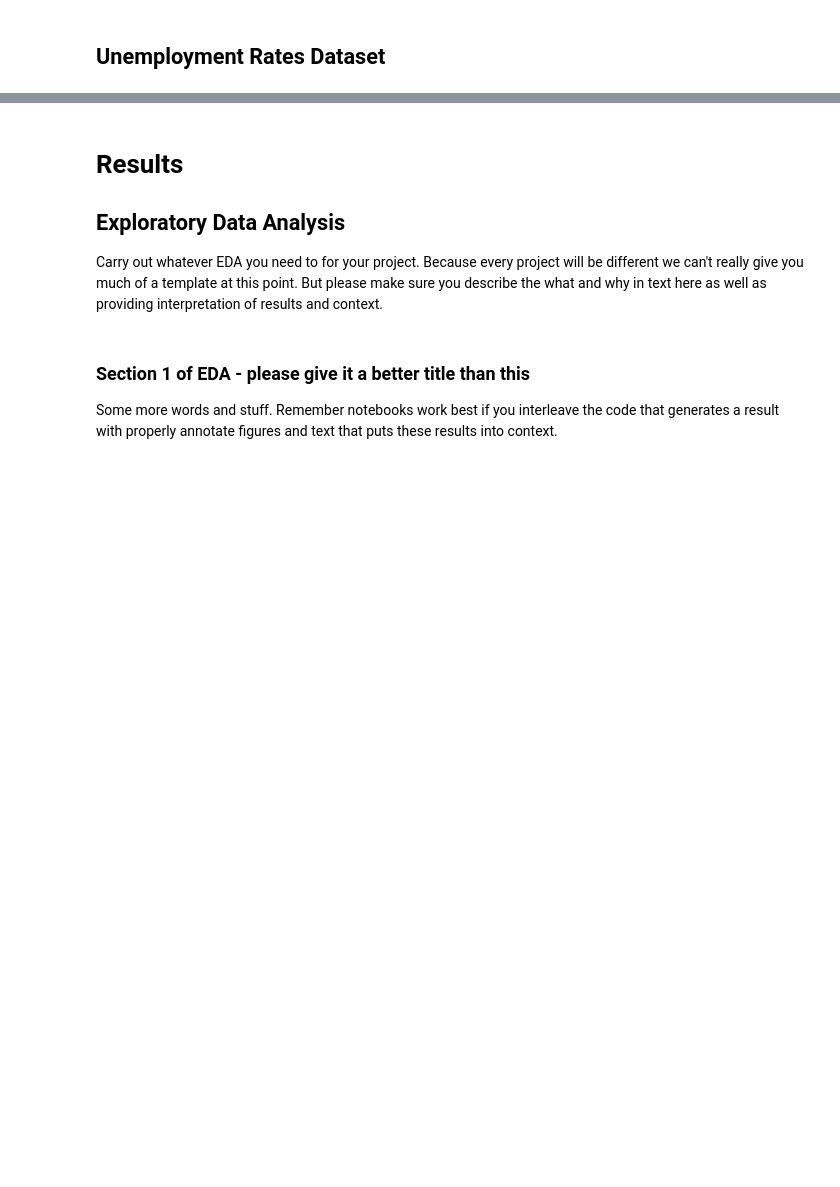
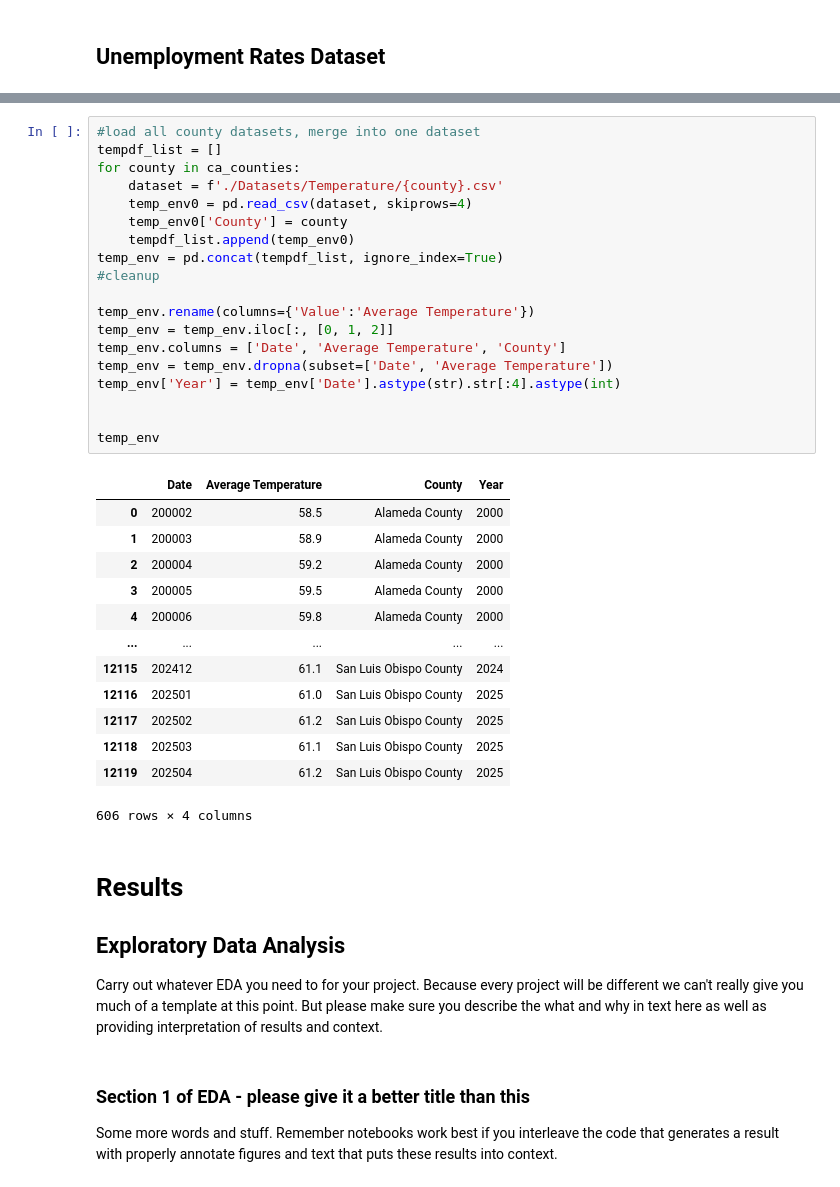
Before and after one commit to richardlaoo/Group131_DS_Analysis, a Jupyter notebook: EDACheckpoint_Group131_SP25.ipynb, the cells around one changed output, grey strips where cells are left out. Cells and saved outputs as stored; diff of their text form; blank space fills up the shorter version.

Commit message:
added temp dataset to eda

```diff
--- a/EDACheckpoint_Group131_SP25.ipynb
+++ b/EDACheckpoint_Group131_SP25.ipynb
@@ -283,3 +453,36 @@ unemploymentrate.head()
+# %%
+#load all county datasets, merge into one dataset
+tempdf_list = []
+for county in ca_counties:
+    dataset = f'./Datasets/Temperature/{county}.csv'
+    temp_env0 = pd.read_csv(dataset, skiprows=4)
+    temp_env0['County'] = county
+    tempdf_list.append(temp_env0)
+temp_env = pd.concat(tempdf_list, ignore_index=True)
+#cleanup
+
+temp_env.rename(columns={'Value':'Average Temperature'})
+temp_env = temp_env.iloc[:, [0, 1, 2]]
+temp_env.columns = ['Date', 'Average Temperature', 'County']
+temp_env = temp_env.dropna(subset=['Date', 'Average Temperature'])
+temp_env['Year'] = temp_env['Date'].astype(str).str[:4].astype(int)
+
+
+temp_env
+# %% [output]
+|  | Date | Average Temperature | County | Year |
+| 0 | 200002 | 58.5 | Alameda County | 2000 |
+| 1 | 200003 | 58.9 | Alameda County | 2000 |
+| 2 | 200004 | 59.2 | Alameda County | 2000 |
+| 3 | 200005 | 59.5 | Alameda County | 2000 |
+| 4 | 200006 | 59.8 | Alameda County | 2000 |
+| ... | ... | ... | ... | ... |
+| 12115 | 202412 | 61.1 | San Luis Obispo County | 2024 |
+| 12116 | 202501 | 61.0 | San Luis Obispo County | 2025 |
+| 12117 | 202502 | 61.2 | San Luis Obispo County | 2025 |
+| 12118 | 202503 | 61.1 | San Luis Obispo County | 2025 |
+| 12119 | 202504 | 61.2 | San Luis Obispo County | 2025 |
+606 rows × 4 columns
 # %% [markdown]
 # Results
 
```
Also changed, not shown: parts of 13 cells of this notebook.
